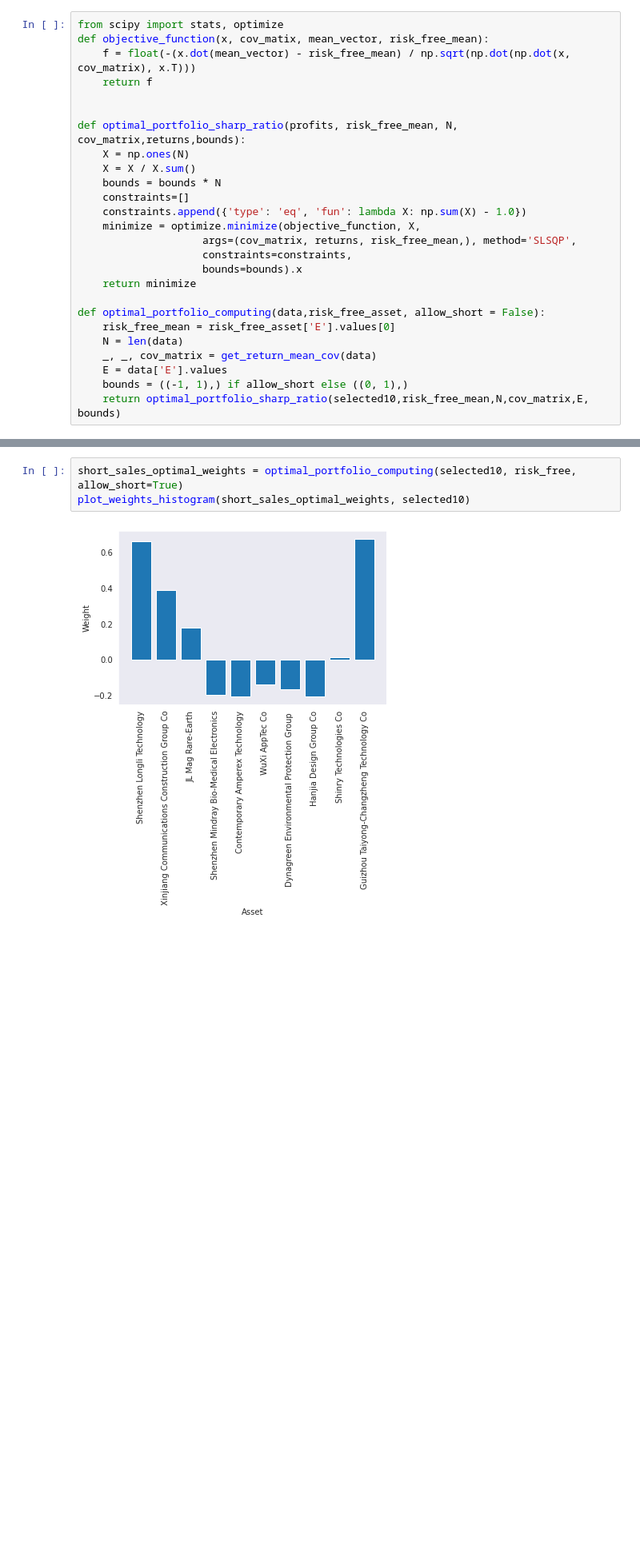
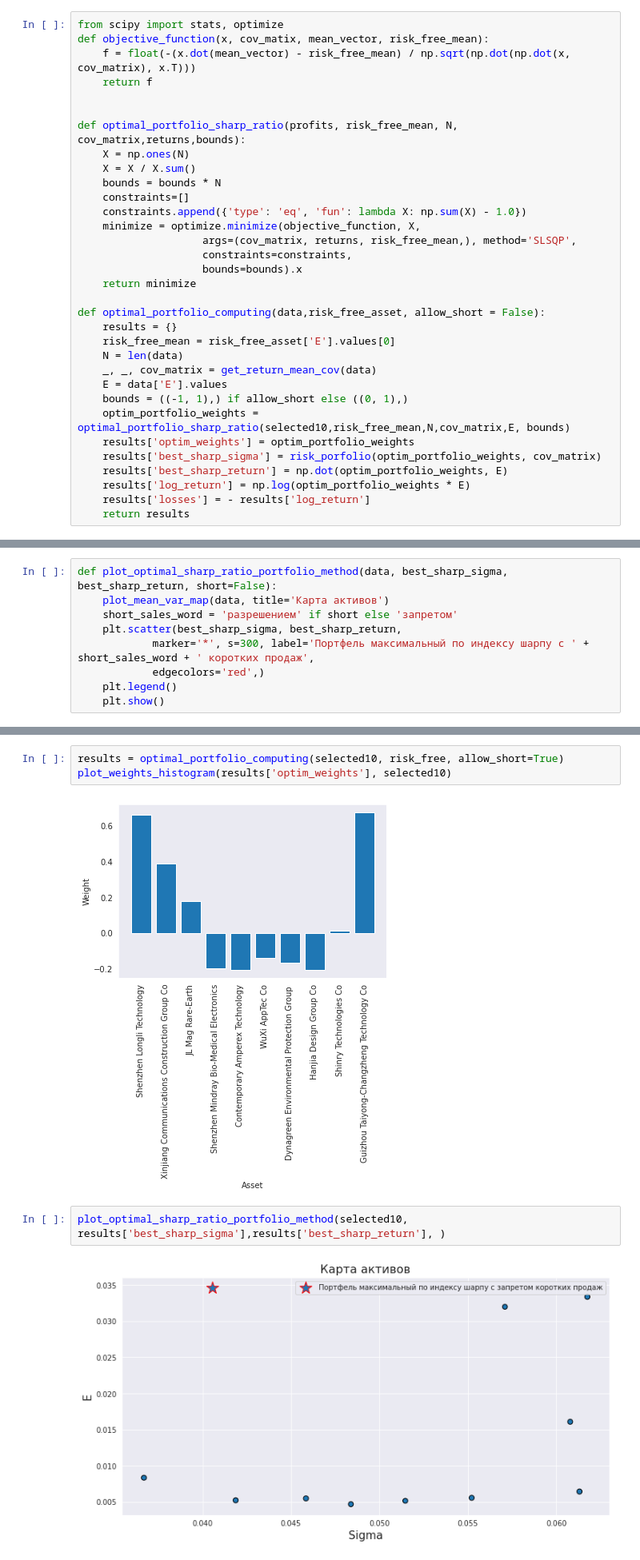
Before and after one commit to CodeSopranos/lab-2-financial-operations, a Jupyter notebook: report.ipynb, the cells around one changed output, grey strips where cells are left out. Shown: that part at 80% size. Saved outputs shown, nothing was run; the diff lists cells and outputs as text; blank space fills up the shorter version.

```diff
--- a/report.ipynb
+++ b/report.ipynb
@@ -440,12 +440,19 @@ def optimal_portfolio_sharp_ratio(profits, risk_free_mean, N, cov_matrix,returns
     return minimize
 
 def optimal_portfolio_computing(data,risk_free_asset, allow_short = False):
+    results = {}
     risk_free_mean = risk_free_asset['E'].values[0]
     N = len(data)
     _, _, cov_matrix = get_return_mean_cov(data)
     E = data['E'].values
     bounds = ((-1, 1),) if allow_short else ((0, 1),)
-    return optimal_portfolio_sharp_ratio(selected10,risk_free_mean,N,cov_matrix,E, bounds)
+    optim_portfolio_weights =  optimal_portfolio_sharp_ratio(selected10,risk_free_mean,N,cov_matrix,E, bounds)
+    results['optim_weights'] = optim_portfolio_weights
+    results['best_sharp_sigma'] = risk_porfolio(optim_portfolio_weights, cov_matrix)
+    results['best_sharp_return'] = np.dot(optim_portfolio_weights, E)
+    results['log_return'] = np.log(optim_portfolio_weights * E)
+    results['losses'] = - results['log_return']
+    return results
 # %%
 def plot_weights_histogram(weights, data):
     x_values = []
@@ -457,14 +464,27 @@ def plot_weights_histogram(weights, data):
     height = weights
     plt.bar(x, height=height)
     plt.xticks(x, x_values, rotation='vertical')
+# %%
+def plot_optimal_sharp_ratio_portfolio_method(data, best_sharp_sigma, best_sharp_return, short=False):
+    plot_mean_var_map(data, title='Карта активов')
+    short_sales_word = 'разрешением' if short else 'запретом'
+    plt.scatter(best_sharp_sigma, best_sharp_return,
+            marker='*', s=300, label='Портфель максимальный по индексу шарпу с ' + short_sales_word + ' коротких продаж',
+            edgecolors='red',)
+    plt.legend()
+    plt.show()
 # %% [markdown]
  -  с короткими позициями.
 $$ \begin{cases}\frac{E(x) - E(f)}{\sigma{x}} \rightarrow  max \\ \sum x_i = 1 \\  \quad\end{cases} $$
 # %%
-short_sales_optimal_weights = optimal_portfolio_computing(selected10, risk_free, allow_short=True)
-plot_weights_histogram(short_sales_optimal_weights, selected10)
+results = optimal_portfolio_computing(selected10, risk_free, allow_short=True)
+plot_weights_histogram(results['optim_weights'], selected10)
 # %% [output]
 [figure]
+# %%
+plot_optimal_sharp_ratio_portfolio_method(selected10, results['best_sharp_sigma'],results['best_sharp_return'], )
+# %% [output]
+[figure, added]
 # %% [markdown]
  -  с запретом  - коротких позиций.
 $$ \begin{cases}\frac{E(x) - E(f)}{\sigma{x}} \rightarrow  max \\ \sum x_i = 1 \\ x_i > 0 \quad \forall i\end{cases} $$
```
